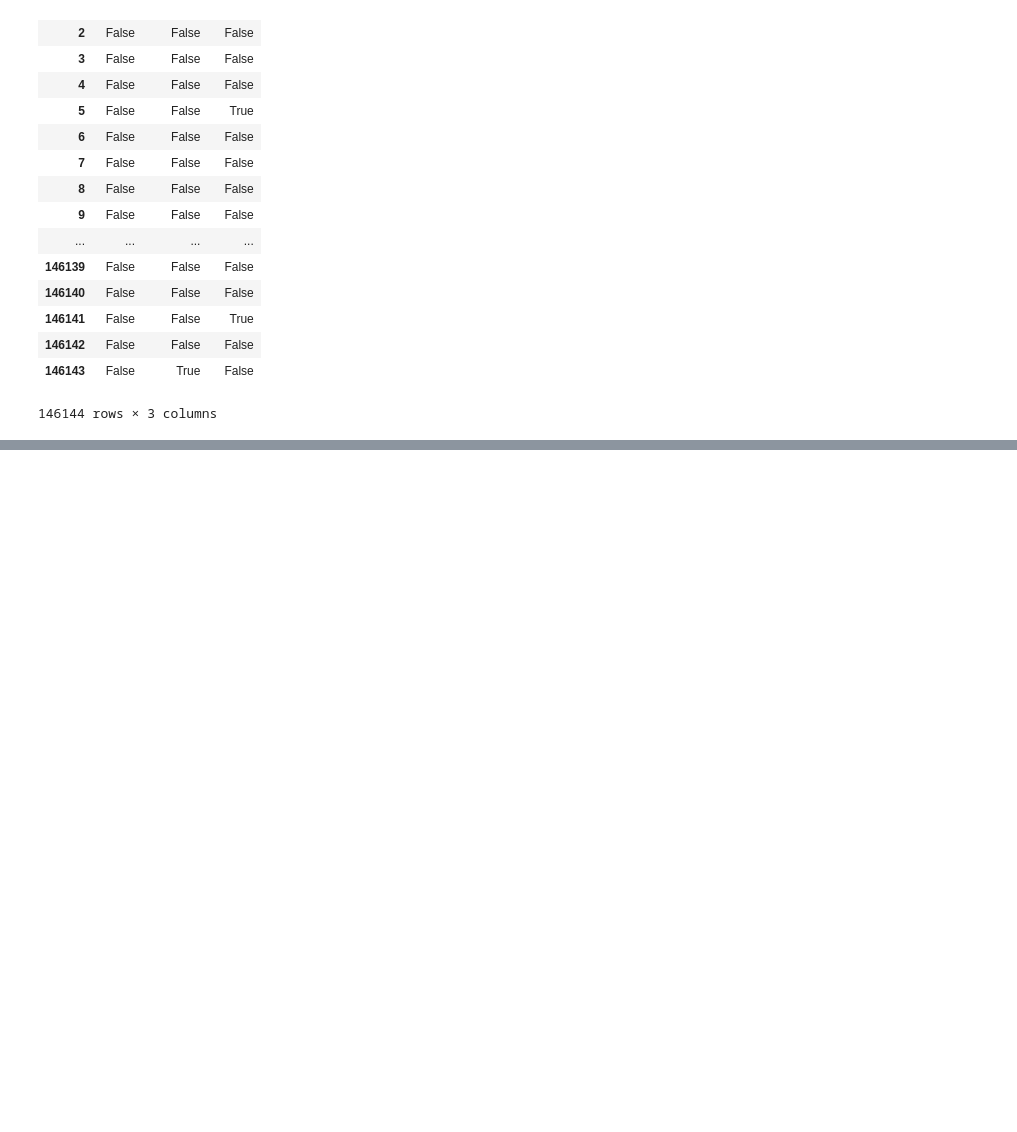
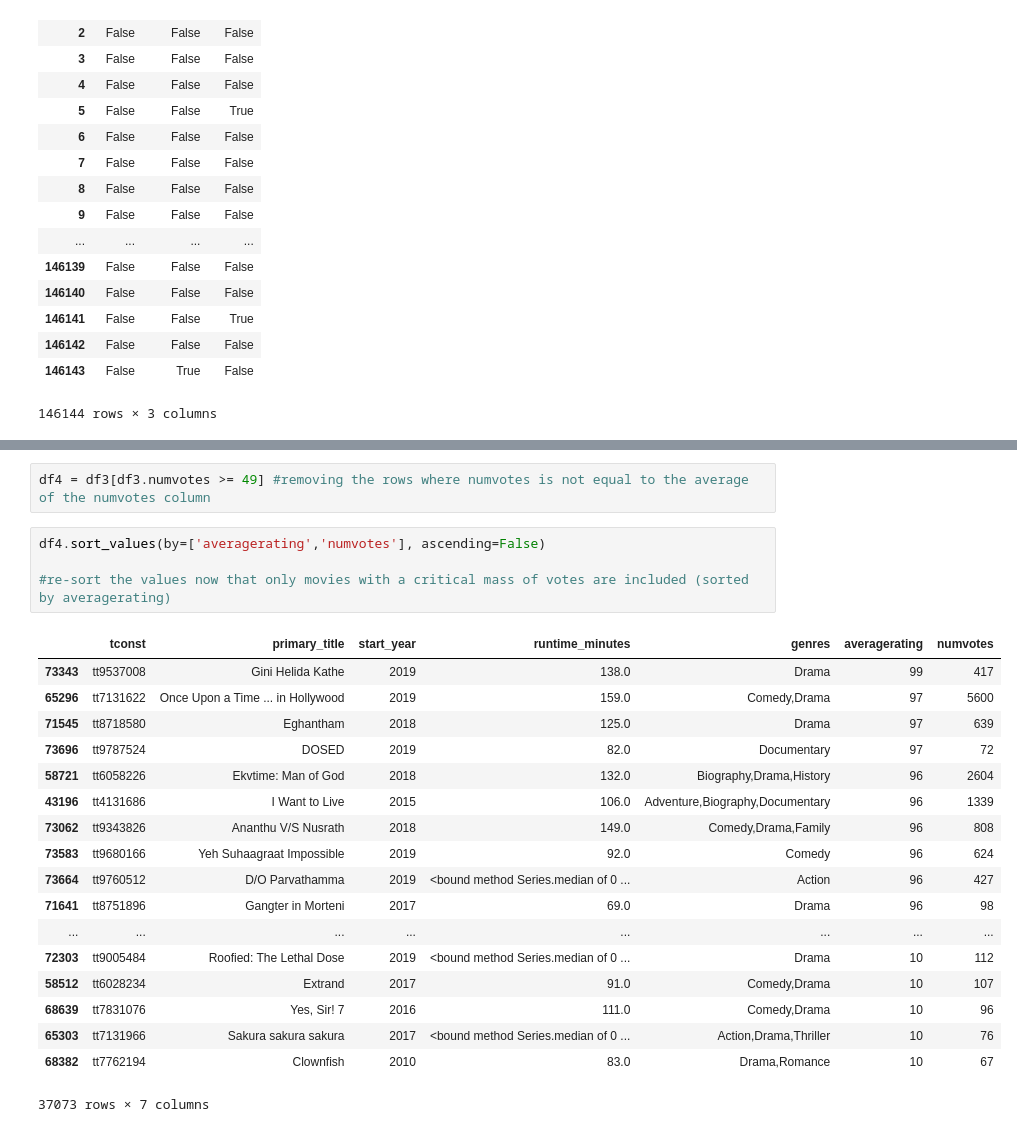
Before and after one commit to cruzisiah/Module-1-Project-EDA-Movies, a Jupyter notebook: student1.ipynb, the cells around one changed output, grey strips where cells are left out. Cells and saved outputs as stored; diff of their text form; blank space fills up the shorter version.

```diff
--- a/student1.ipynb
+++ b/student1.ipynb
@@ -168,0 +546,25 @@ df_crew.isna()
+# %%
+df4 = df3[df3.numvotes >= 49] #removing the rows where numvotes is not equal to the average of the numvotes column
+# %%
+df4.sort_values(by=['averagerating','numvotes'], ascending=False)
+
+#re-sort the values now that only movies with a critical mass of votes are included (sorted by averagerating)
+# %% [output]
+|  | tconst | primary_title | start_year | runtime_minutes | genres | averagerating | numvotes |
+| 73343 | tt9537008 | Gini Helida Kathe | 2019 | 138.0 | Drama | 99 | 417 |
+| 65296 | tt7131622 | Once Upon a Time ... in Hollywood | 2019 | 159.0 | Comedy,Drama | 97 | 5600 |
+| 71545 | tt8718580 | Eghantham | 2018 | 125.0 | Drama | 97 | 639 |
+| 73696 | tt9787524 | DOSED | 2019 | 82.0 | Documentary | 97 | 72 |
+| 58721 | tt6058226 | Ekvtime: Man of God | 2018 | 132.0 | Biography,Drama,History | 96 | 2604 |
+| 43196 | tt4131686 | I Want to Live | 2015 | 106.0 | Adventure,Biography,Documentary | 96 | 1339 |
+| 73062 | tt9343826 | Ananthu V/S Nusrath | 2018 | 149.0 | Comedy,Drama,Family | 96 | 808 |
+| 73583 | tt9680166 | Yeh Suhaagraat Impossible | 2019 | 92.0 | Comedy | 96 | 624 |
+| 73664 | tt9760512 | D/O Parvathamma | 2019 | <bound method Series.median of 0 ... | Action | 96 | 427 |
+| 71641 | tt8751896 | Gangter in Morteni | 2017 | 69.0 | Drama | 96 | 98 |
+| ... | ... | ... | ... | ... | ... | ... | ... |
+| 72303 | tt9005484 | Roofied: The Lethal Dose | 2019 | <bound method Series.median of 0 ... | Drama | 10 | 112 |
+| 58512 | tt6028234 | Extrand | 2017 | 91.0 | Comedy,Drama | 10 | 107 |
+| 68639 | tt7831076 | Yes, Sir! 7 | 2016 | 111.0 | Comedy,Drama | 10 | 96 |
+| 65303 | tt7131966 | Sakura sakura sakura | 2017 | <bound method Series.median of 0 ... | Action,Drama,Thriller | 10 | 76 |
+| 68382 | tt7762194 | Clownfish | 2010 | 83.0 | Drama,Romance | 10 | 67 |
+37073 rows × 7 columns
```
Also changed, not shown: parts of 53 cells of this notebook.
